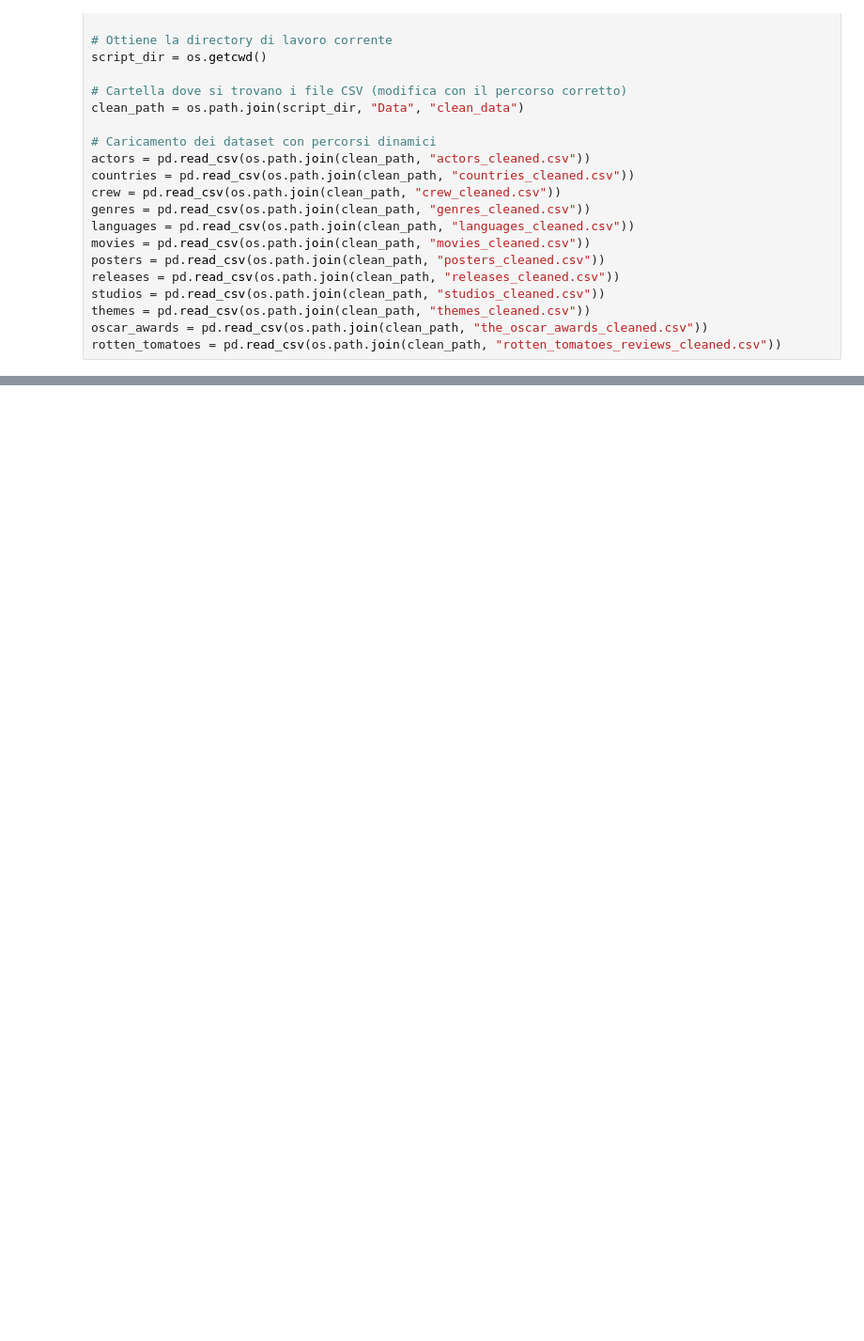
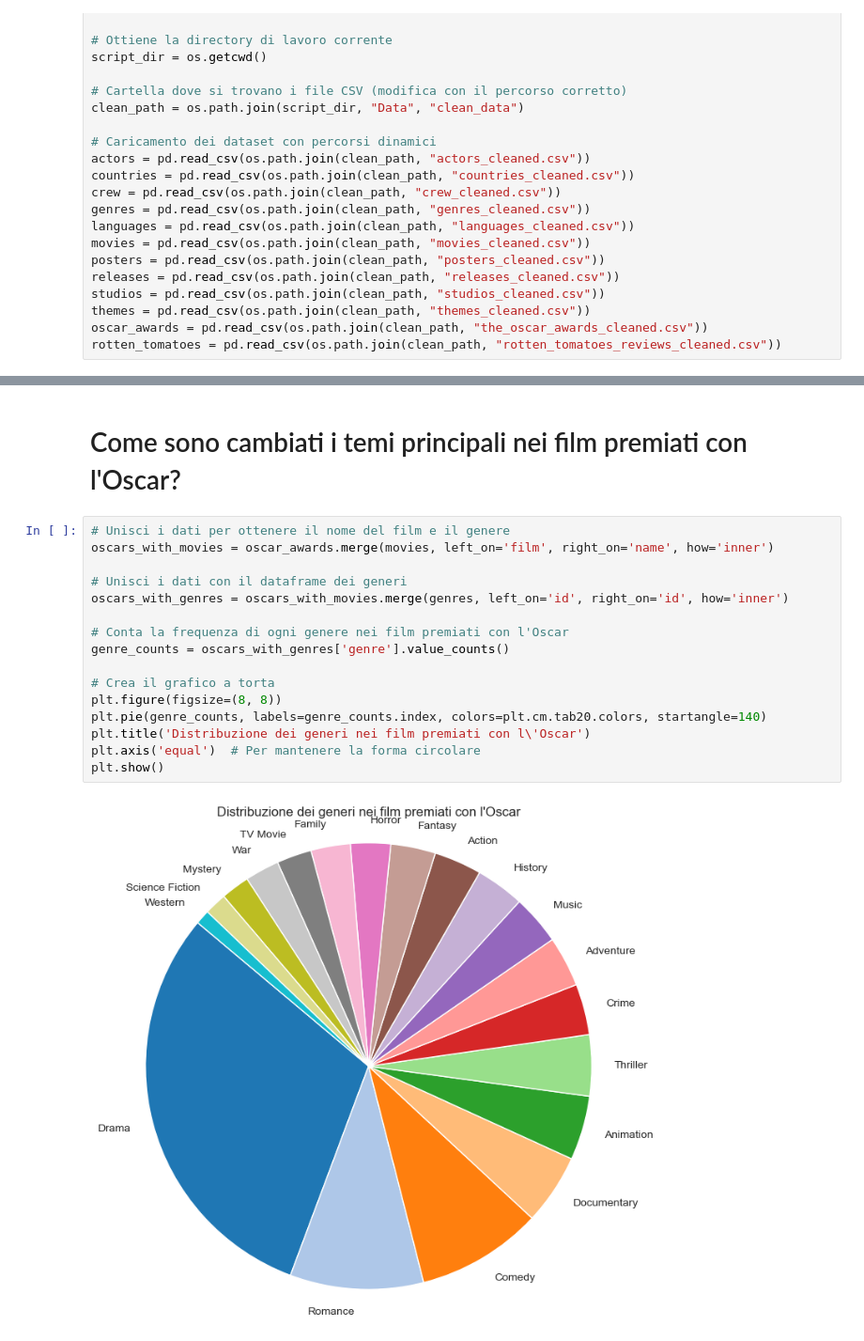
Before and after one commit to DavideGiordano77/MainDirectory, a Jupyter notebook: Solutions/data_visualization.ipynb, the cells around one changed output, grey strips where cells are left out. Shown at 94% size. Drawn from its saved outputs; the diff is of its cells as text; blank space fills up the shorter version.

```diff
--- a/Solutions/data_visualization.ipynb
+++ b/Solutions/data_visualization.ipynb
@@ -54,0 +62,20 @@ plt.show()
+# %% [markdown]
+# Come sono cambiati i temi principali nei film premiati con l'Oscar?
+# %%
+# Unisci i dati per ottenere il nome del film e il genere
+oscars_with_movies = oscar_awards.merge(movies, left_on='film', right_on='name', how='inner')
+
+# Unisci i dati con il dataframe dei generi
+oscars_with_genres = oscars_with_movies.merge(genres, left_on='id', right_on='id', how='inner')
+
+# Conta la frequenza di ogni genere nei film premiati con l'Oscar
+genre_counts = oscars_with_genres['genre'].value_counts()
+
+# Crea il grafico a torta
+plt.figure(figsize=(8, 8))
+plt.pie(genre_counts, labels=genre_counts.index, colors=plt.cm.tab20.colors, startangle=140)
+plt.title('Distribuzione dei generi nei film premiati con l\'Oscar')
+plt.axis('equal')  # Per mantenere la forma circolare
+plt.show()
+# %% [output]
+[figure, added]
```
Also changed, not shown: parts of 9 cells of this notebook.
